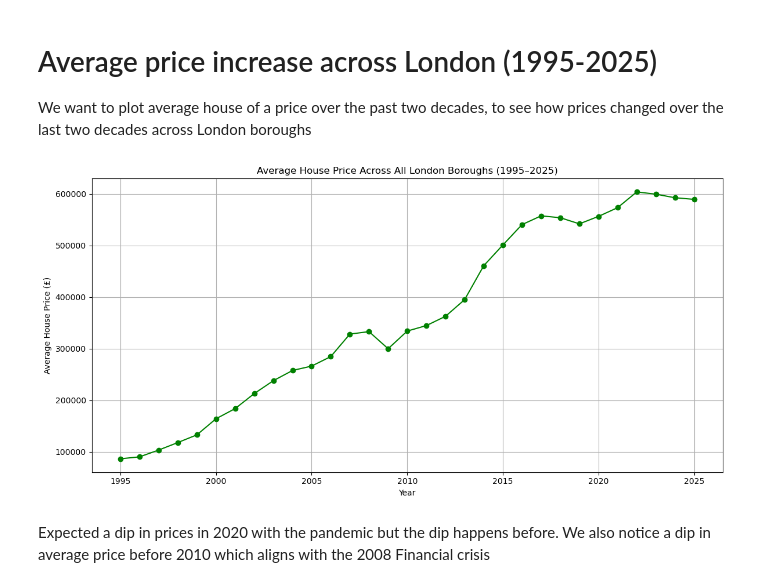
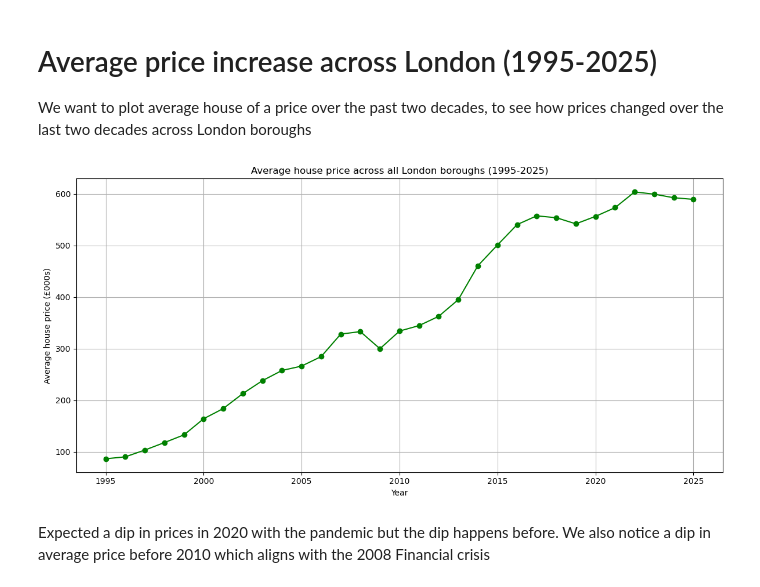
Before and after one commit to gisaf22/Case-Study---London-Calling, a Jupyter notebook: Unit 4 Challenge - Tier 3.ipynb, the cells around one changed output. Drawn from its saved outputs; the diff is of its cells as text; code cells hidden in the pictures.

```diff
--- a/Unit 4 Challenge - Tier 3.ipynb
+++ b/Unit 4 Challenge - Tier 3.ipynb
@@ -436,10 +416,14 @@ plt.show()
 We investigate the priciest boroughs in London in 2025:
 <b>Kensington & Chelsea</b> has the highest housing price average in 2025 as shown from the data below
 # %%
-df = pivot_df.sort_values('price_2025', ascending=False)['price_2025']
-df.plot(kind='barh', figsize=(10, 6), color='crimson')
-plt.title(f'Average house price in 2025')
-plt.xlabel('Average house price')
+end_year_df = pivot_df[f'price_{end_year}'].sort_values(ascending=False)
+
+# Convert to thousands (£000s)
+avg_price_thousands = end_year_df / 1000
+
+avg_price_thousands.plot(kind='barh', figsize=(10, 6), color='crimson')
+plt.title(f'Average house price in {end_year}')
+plt.xlabel('Average house price (£000s)')
 plt.gca().invert_yaxis()
 plt.tight_layout()
 plt.show()
@@ -450,20 +434,20 @@ plt.show()
 
 We want to plot average house of a price over the past two decades, to see how prices changed over the last two decades across London boroughs
 # %%
-# Step 1: Group by year and calculate average price across all boroughs
-average_price_per_year = df.groupby('Year')['Average_price'].mean()
+# Step 1: Group by year and calculate average price across all boroughs (£000s)
+average_price_per_year = df.groupby('Year')['Average_price'].mean()/1000
 
 # Step 2: Plot
 plt.figure(figsize=(12, 6))
 plt.plot(average_price_per_year.index, average_price_per_year.values, marker='o', color='green')
 
-plt.title('Average House Price Across All London Boroughs (1995–2025)')
+plt.title('Average house price across all London boroughs (1995-2025)')
 plt.xlabel('Year')
-plt.ylabel('Average House Price (£)')
+plt.ylabel('Average house price (£000s)')
 plt.grid(True)
 plt.tight_layout()
 plt.show()
 # %% [output]
-[figure, old version]
+[figure, new version]
 # %% [markdown]
 Expected a dip in prices in 2020 with the pandemic but the dip happens before. We also notice a dip in average price before 2010 which aligns with the 2008 Financial crisis
```
Also changed, not shown: parts of 6 cells of this notebook.
